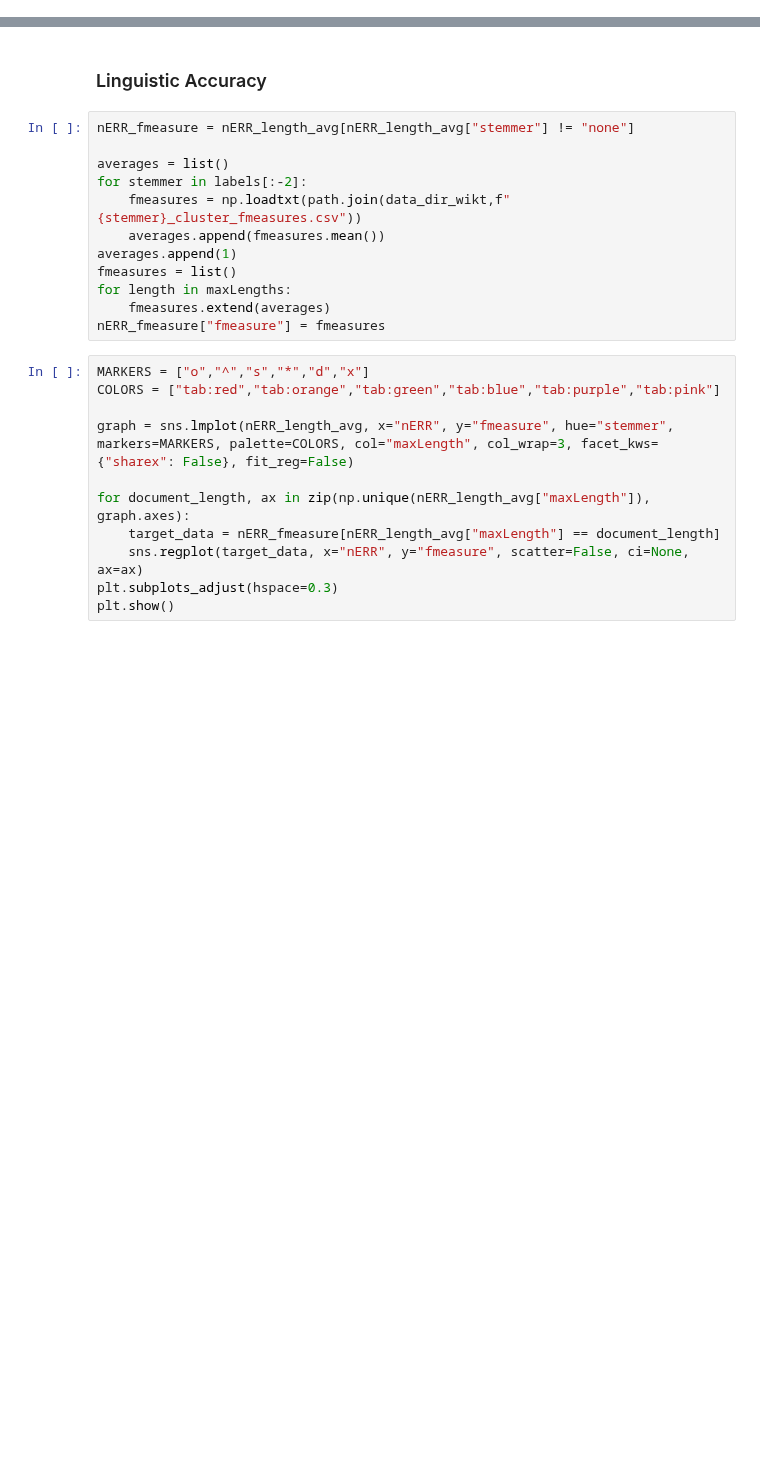
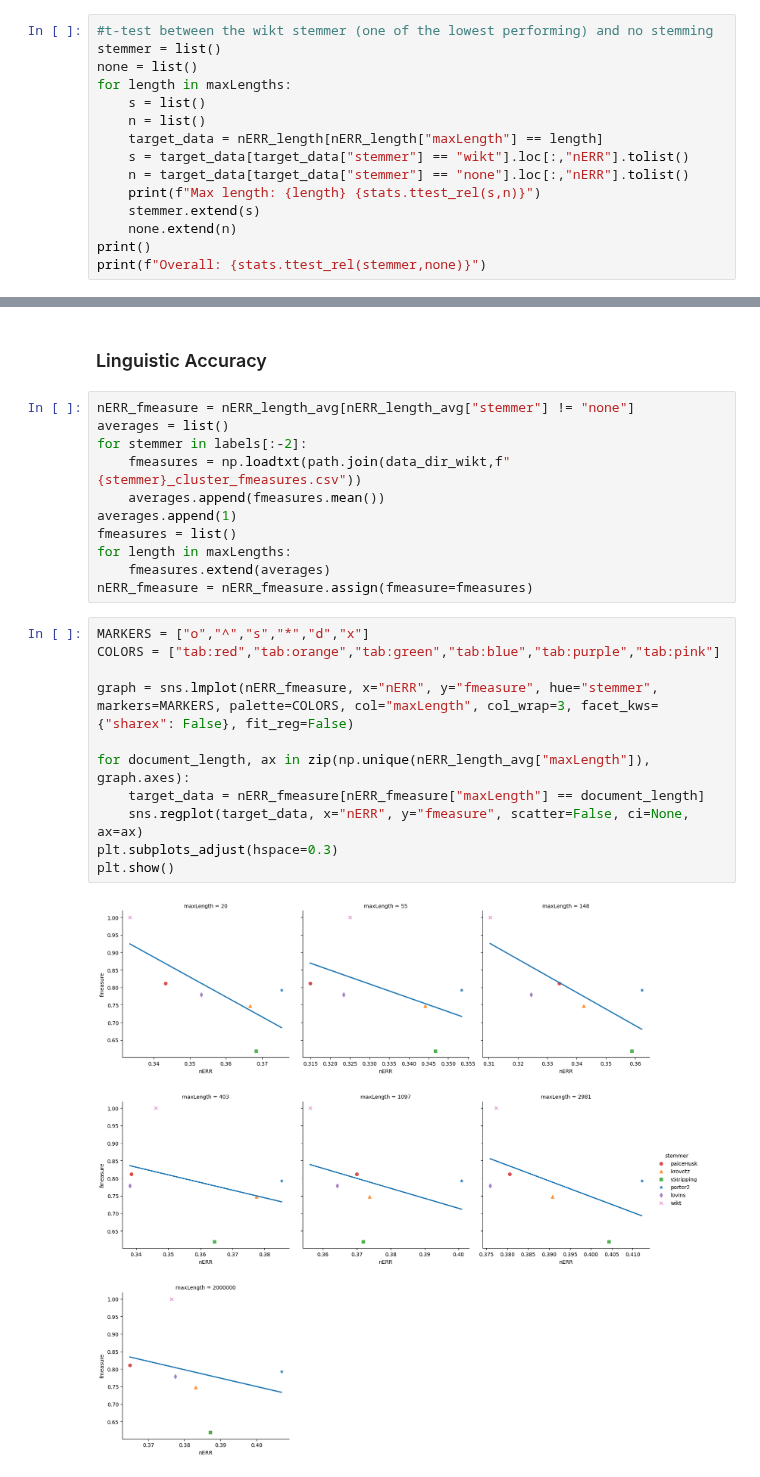
Before and after one commit to Axiomatic314/Stemming, a Jupyter notebook: clueweb-documentLength.ipynb, the cells around one changed output, grey strips where cells are left out. Drawn from its saved outputs; the diff is of its cells as text; blank space fills up the shorter version.

```diff
--- a/clueweb-documentLength.ipynb
+++ b/clueweb-documentLength.ipynb
@@ -122,0 +134,15 @@ print(f"Overall: {stats.ttest_rel(porter,none)}")
+# %%
+#t-test between the wikt stemmer (one of the lowest performing) and no stemming
+stemmer = list()
+none = list()
+for length in maxLengths:
+    s = list()
+    n = list()
+    target_data = nERR_length[nERR_length["maxLength"] == length]
+    s = target_data[target_data["stemmer"] == "wikt"].loc[:,"nERR"].tolist()
+    n = target_data[target_data["stemmer"] == "none"].loc[:,"nERR"].tolist()
+    print(f"Max length: {length} {stats.ttest_rel(s,n)}")
+    stemmer.extend(s)
+    none.extend(n)
+print()
+print(f"Overall: {stats.ttest_rel(stemmer,none)}")
@@ -124,7 +160,6 @@ print(f"Overall: {stats.ttest_rel(porter,none)}")
 ### Linguistic Accuracy
 # %%
 nERR_fmeasure = nERR_length_avg[nERR_length_avg["stemmer"] != "none"]
-
 averages = list()
 for stemmer in labels[:-2]:
     fmeasures = np.loadtxt(path.join(data_dir_wikt,f"{stemmer}_cluster_fmeasures.csv"))
@@ -133,18 +168,20 @@ averages.append(1)
 fmeasures = list()
 for length in maxLengths:
     fmeasures.extend(averages)
-nERR_fmeasure["fmeasure"] = fmeasures
+nERR_fmeasure = nERR_fmeasure.assign(fmeasure=fmeasures)
 # %%
 MARKERS = ["o","^","s","*","d","x"]
 COLORS = ["tab:red","tab:orange","tab:green","tab:blue","tab:purple","tab:pink"]
 
-graph = sns.lmplot(nERR_length_avg, x="nERR", y="fmeasure", hue="stemmer", markers=MARKERS, palette=COLORS, col="maxLength", col_wrap=3, facet_kws={"sharex": False}, fit_reg=False)
+graph = sns.lmplot(nERR_fmeasure, x="nERR", y="fmeasure", hue="stemmer", markers=MARKERS, palette=COLORS, col="maxLength", col_wrap=3, facet_kws={"sharex": False}, fit_reg=False)
 
 for document_length, ax in zip(np.unique(nERR_length_avg["maxLength"]), graph.axes):
-    target_data = nERR_fmeasure[nERR_length_avg["maxLength"] == document_length]
+    target_data = nERR_fmeasure[nERR_fmeasure["maxLength"] == document_length]
     sns.regplot(target_data, x="nERR", y="fmeasure", scatter=False, ci=None, ax=ax)
 plt.subplots_adjust(hspace=0.3)
 plt.show()
+# %% [output]
+[figure, added]
 # %%
 for length in maxLengths:
     x = nERR_fmeasure[nERR_fmeasure["maxLength"] == length]["nERR"].to_numpy()
```
Also changed, not shown: parts of 3 cells of this notebook, 1 other file.
